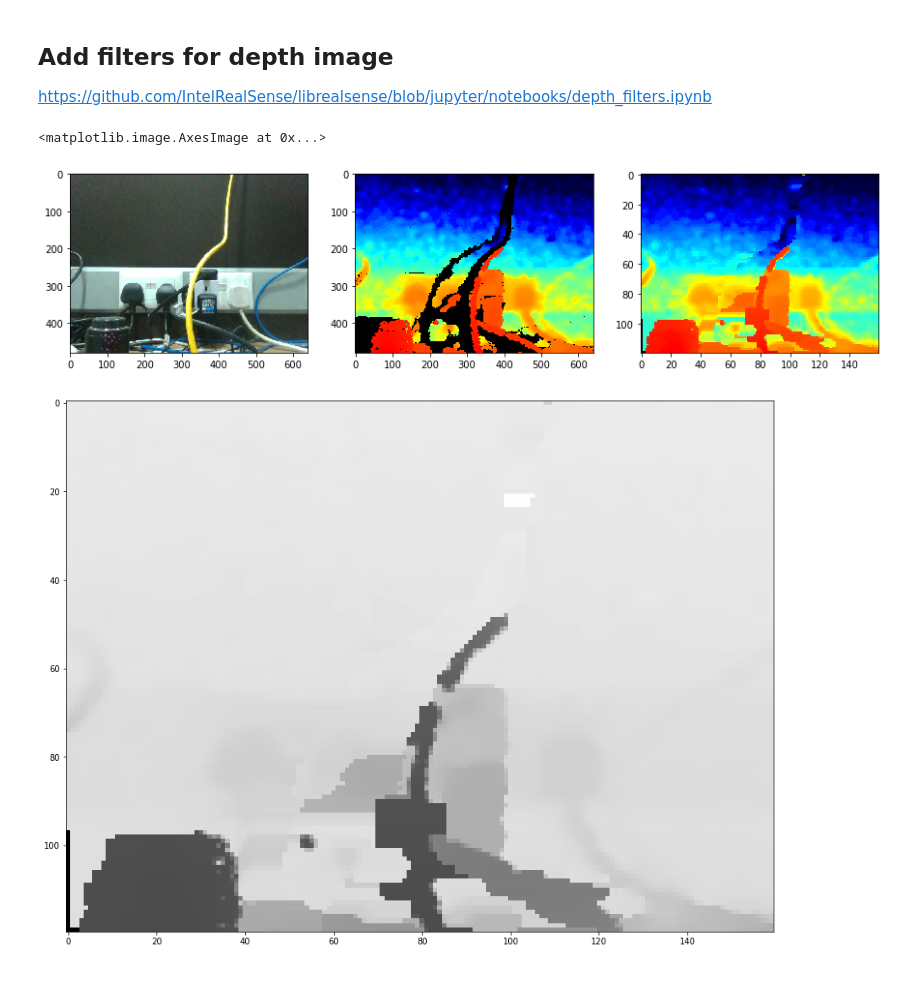
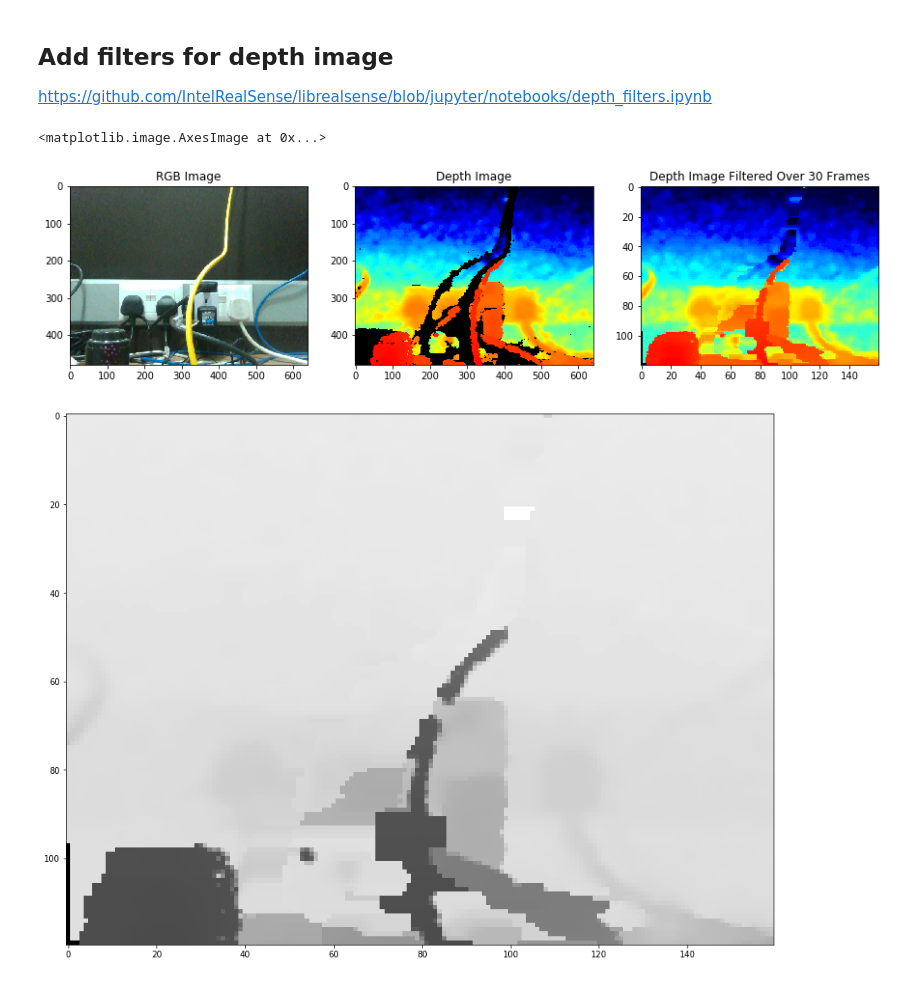
Before and after one commit to ongchinkiat/realsense-d435, a Jupyter notebook: d435-filtering.ipynb, the cells around one changed output. Saved outputs shown, nothing was run; the diff lists cells and outputs as text; code cells hidden in the pictures.

```diff
--- a/d435-filtering.ipynb
+++ b/d435-filtering.ipynb
@@ -68,34 +68,37 @@ while (not depth_frame or not color_frame) and (frame_count < 30):
     frame_count += 1
 
 
 # Convert images to numpy arrays
 depth_image = np.asanyarray(depth_frame.get_data())
 color_image = np.asanyarray(color_frame.get_data())
 
 colorized_depth = np.asanyarray(colorizer.colorize(depth_frame).get_data())
 
 # Apply colormap on depth image (image must be converted to 8-bit per pixel first)
 depth_colormap = cv2.applyColorMap(cv2.convertScaleAbs(depth_image, alpha=0.03), cv2.COLORMAP_JET)
 
 # Stop streaming
 pipeline.stop()
 
 # Stack both images horizontally
 #images = np.hstack((color_image, colorized_depth))
 
 # Show images
 fig = plt.figure(figsize=(15, 15))
 table1 = fig.add_subplot(1,3,1)
+table1.set_title("RGB Image")
 table1.imshow(cv2.cvtColor(color_image, cv2.COLOR_BGR2RGB))
 
 table2 = fig.add_subplot(1,3,2)
+table2.set_title("Depth Image")
 table2.imshow(cv2.cvtColor(colorized_depth_1, cv2.COLOR_BGR2RGB))
 
 table3 = fig.add_subplot(1,3,3)
+table3.set_title("Depth Image Filtered Over 30 Frames")
 table3.imshow(cv2.cvtColor(colorized_depth, cv2.COLOR_BGR2RGB))
 # %% [output]
 <matplotlib.image.AxesImage at 0x...>
-[figure, old version]
+[figure, new version]
 # %%
 fig = plt.figure(figsize=(15, 15))
 plt.imshow(depth_image, cmap='gray')
```
Also changed, not shown: parts of 1 cell of this notebook.
